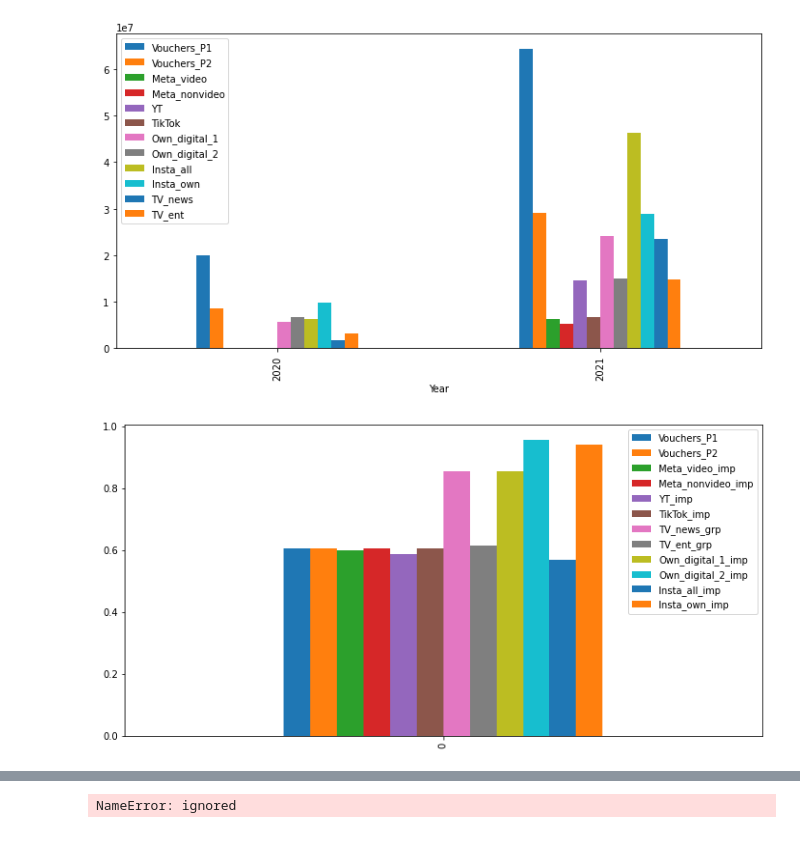
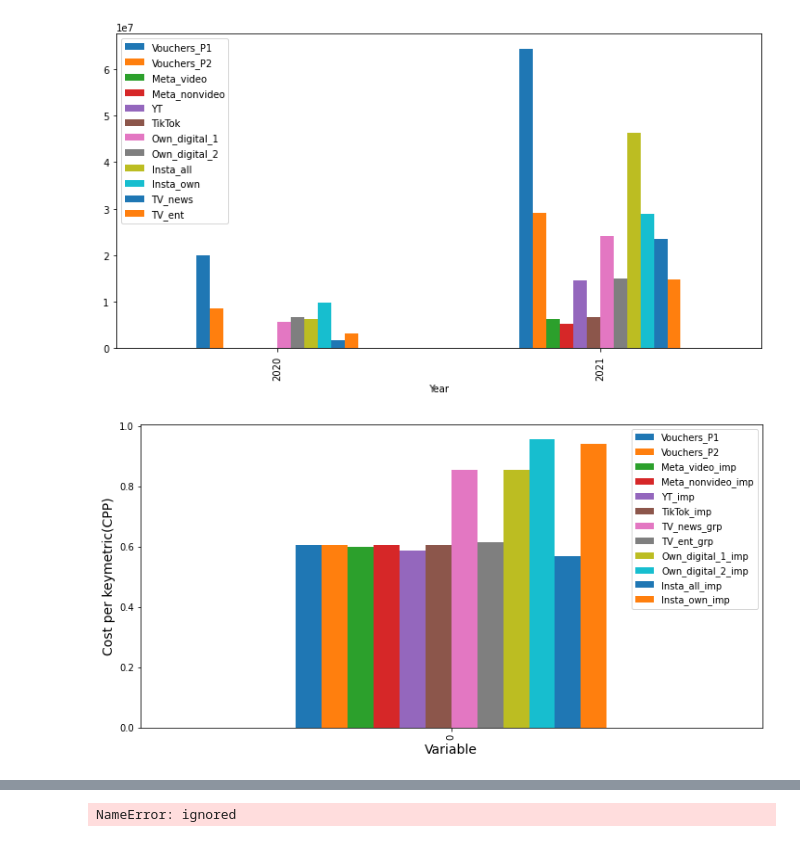
Before and after one commit to Akash743/Mathematical-Optimization, a Jupyter notebook: Testing_final.ipynb, the cells around one changed output, grey strips where cells are left out. Drawn from its saved outputs; the diff is of its cells as text; code cells hidden in the pictures.

```diff
--- a/Testing_final.ipynb
+++ b/Testing_final.ipynb
@@ -581,11 +581,13 @@ plt.gcf().set_size_inches(12, 6)
 # %%
 ## CPP
 
 cpp_ratio = ds[ds.columns[8:]].sum(axis=0).values/df[df.columns[11:]].sum(axis=0).values
 cpp = pd.DataFrame([cpp_ratio],columns = df.columns[11:])
 cpp.plot(kind='bar')
+plt.xlabel("Variable", size=14)
+plt.ylabel("Cost per keymetric(CPP)", size=14)
 plt.gcf().set_size_inches(12, 6)
 
 ##Increase for TV
 # %% [output]
-[figure, old version]
+[figure, new version]
```
Also changed, not shown: parts of 3 cells of this notebook.
